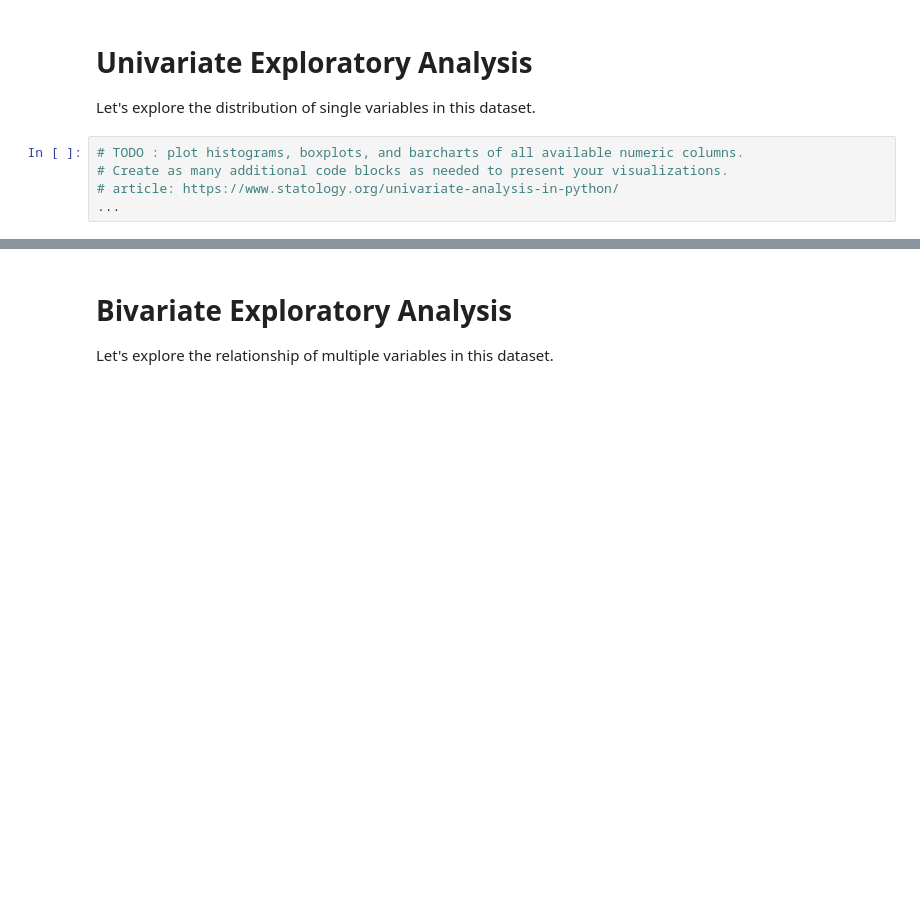
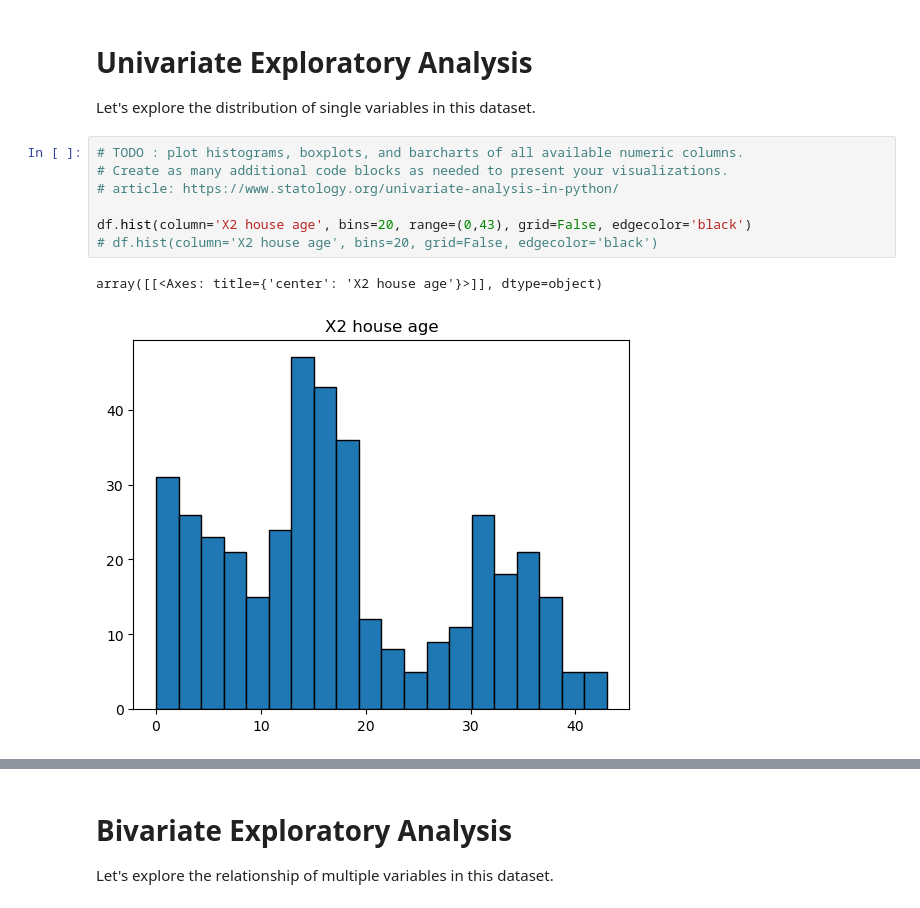
Before and after one commit to gayanes/rental-pricing-explore-challenging, a Jupyter notebook: code/data_prep/01explore.ipynb, the cells around one changed output, grey strips where cells are left out. Saved outputs shown, nothing was run; the diff lists cells and outputs as text; blank space fills up the shorter version.

```diff
--- a/code/data_prep/01explore.ipynb
+++ b/code/data_prep/01explore.ipynb
@@ -86,5 +86,10 @@ Let's explore the distribution of single variables in this dataset.
 # %%
 # TODO : plot histograms, boxplots, and barcharts of all available numeric columns.
 # Create as many additional code blocks as needed to present your visualizations.
 # article: https://www.statology.org/univariate-analysis-in-python/
-...
+
+df.hist(column='X2 house age', bins=20, range=(0,43), grid=False, edgecolor='black')
+# df.hist(column='X2 house age', bins=20, grid=False, edgecolor='black')
+# %% [output]
+array([[<Axes: title={'center': 'X2 house age'}>]], dtype=object)
+[figure, added]
```
Also changed, not shown: parts of 10 cells of this notebook.
